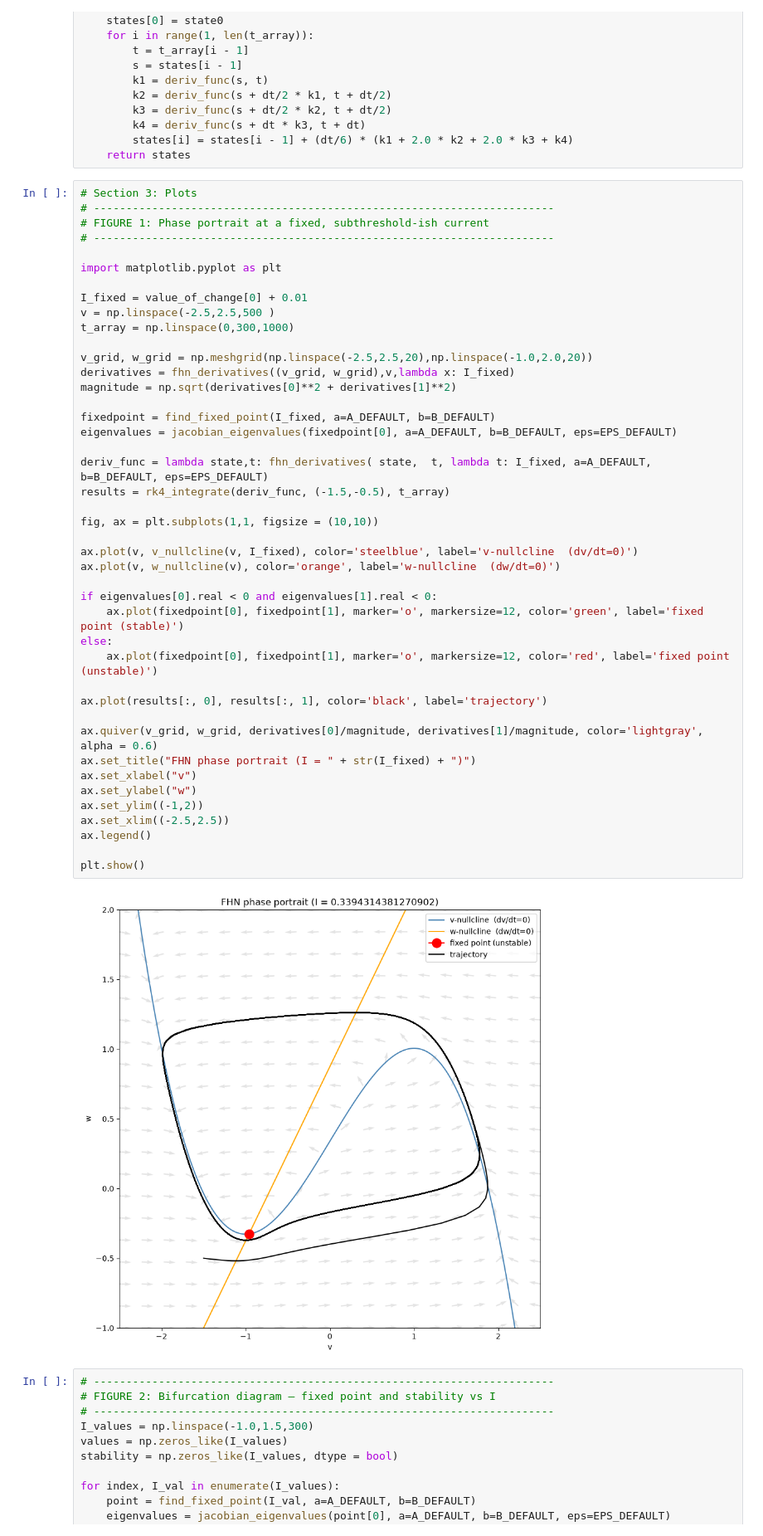
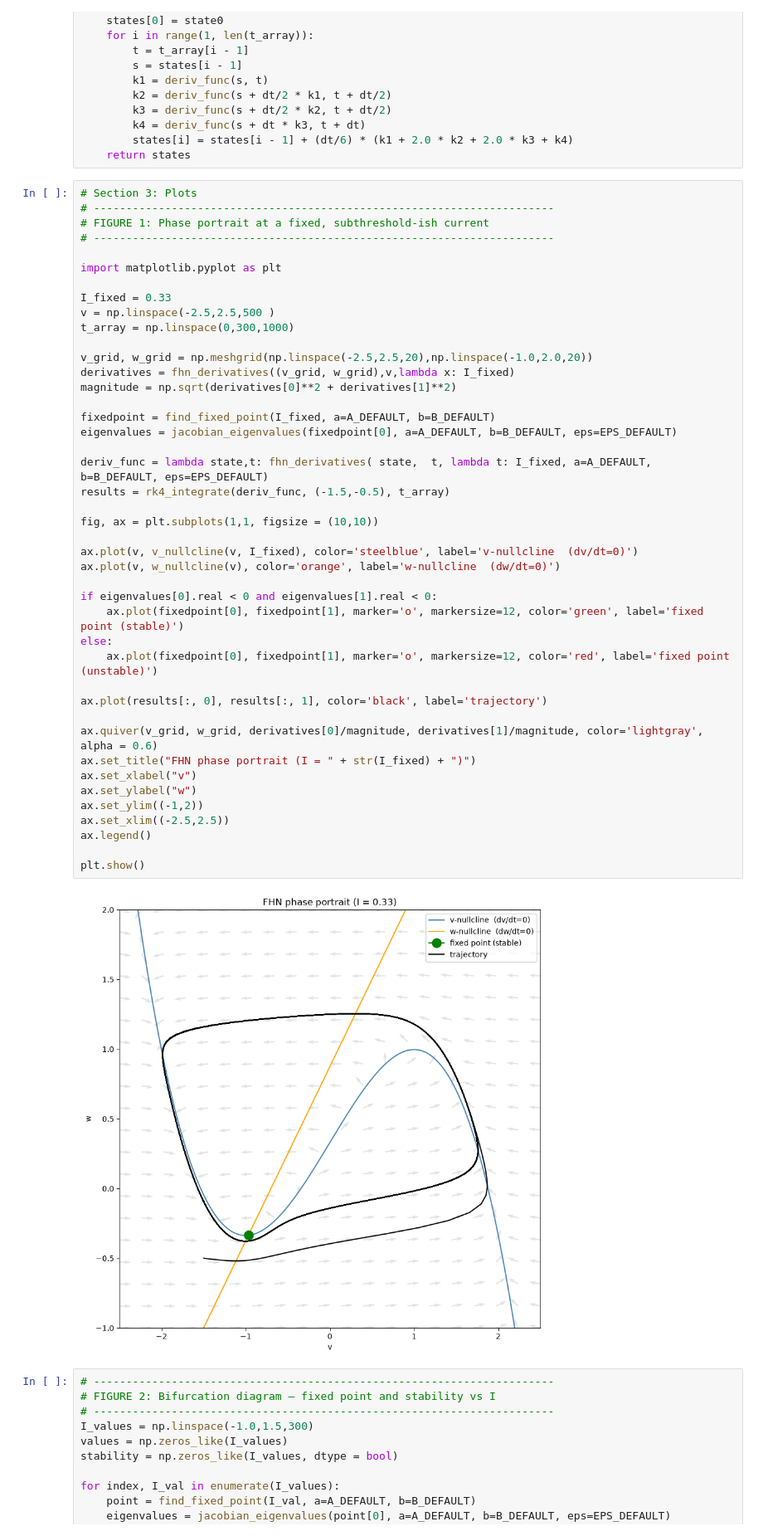
Before and after one commit to bzhu-neuro/hodgkin-huxley-neuron, a Jupyter notebook: notebooks/phase-plane.ipynb, the cells around one changed output. Shown at 83% size. Drawn from its saved outputs; the diff is of its cells as text.

```diff
--- a/notebooks/phase-plane.ipynb
+++ b/notebooks/phase-plane.ipynb
@@ -263,7 +263,7 @@ def rk4_integrate(deriv_func, state0, t_array):
 
 import matplotlib.pyplot as plt
 
-I_fixed = value_of_change[0] + 0.01
+I_fixed = 0.33
 v = np.linspace(-2.5,2.5,500 )
 t_array = np.linspace(0,300,1000)
 
@@ -272,34 +272,34 @@ derivatives = fhn_derivatives((v_grid, w_grid),v,lambda x: I_fixed)
 magnitude = np.sqrt(derivatives[0]**2 + derivatives[1]**2)
 
 fixedpoint = find_fixed_point(I_fixed, a=A_DEFAULT, b=B_DEFAULT)
 eigenvalues = jacobian_eigenvalues(fixedpoint[0], a=A_DEFAULT, b=B_DEFAULT, eps=EPS_DEFAULT)
 
 deriv_func = lambda state,t: fhn_derivatives( state,  t, lambda t: I_fixed, a=A_DEFAULT, b=B_DEFAULT, eps=EPS_DEFAULT)
 results = rk4_integrate(deriv_func, (-1.5,-0.5), t_array)
 
 fig, ax = plt.subplots(1,1, figsize = (10,10))
 
 ax.plot(v, v_nullcline(v, I_fixed), color='steelblue', label='v-nullcline  (dv/dt=0)')
 ax.plot(v, w_nullcline(v), color='orange', label='w-nullcline  (dw/dt=0)')
 
 if eigenvalues[0].real < 0 and eigenvalues[1].real < 0:
     ax.plot(fixedpoint[0], fixedpoint[1], marker='o', markersize=12, color='green', label='fixed point (stable)')
 else:
     ax.plot(fixedpoint[0], fixedpoint[1], marker='o', markersize=12, color='red', label='fixed point (unstable)')
 
 ax.plot(results[:, 0], results[:, 1], color='black', label='trajectory')
 
 ax.quiver(v_grid, w_grid, derivatives[0]/magnitude, derivatives[1]/magnitude, color='lightgray', alpha = 0.6)
 ax.set_title("FHN phase portrait (I = " + str(I_fixed) + ")")
 ax.set_xlabel("v")
 ax.set_ylabel("w")
 ax.set_ylim((-1,2))
 ax.set_xlim((-2.5,2.5))
 ax.legend()
 
 plt.show()
 # %% [output]
-[figure, old version]
+[figure, new version]
 # %%
 # -----------------------------------------------------------------------
 # FIGURE 2: Bifurcation diagram — fixed point and stability vs I
```
Also changed, not shown: 2 other files.
